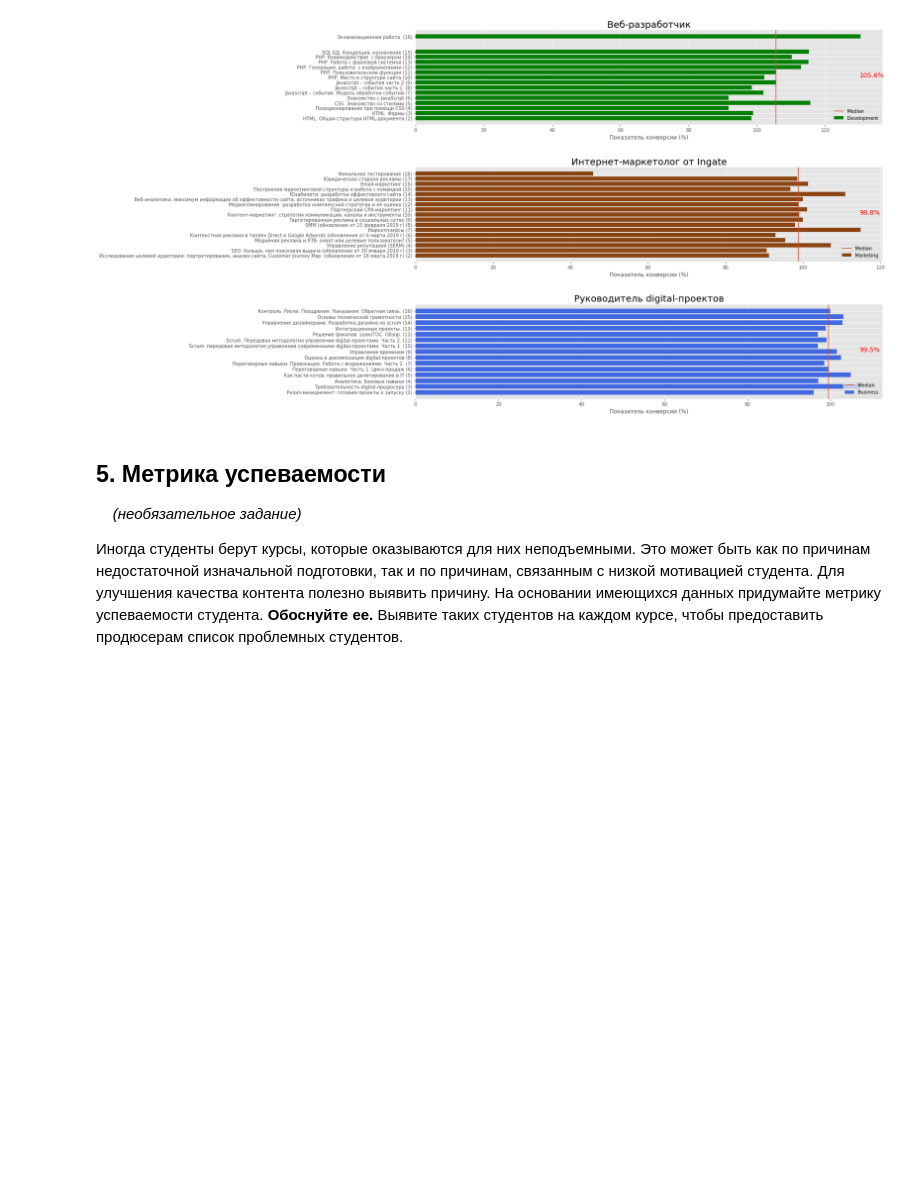
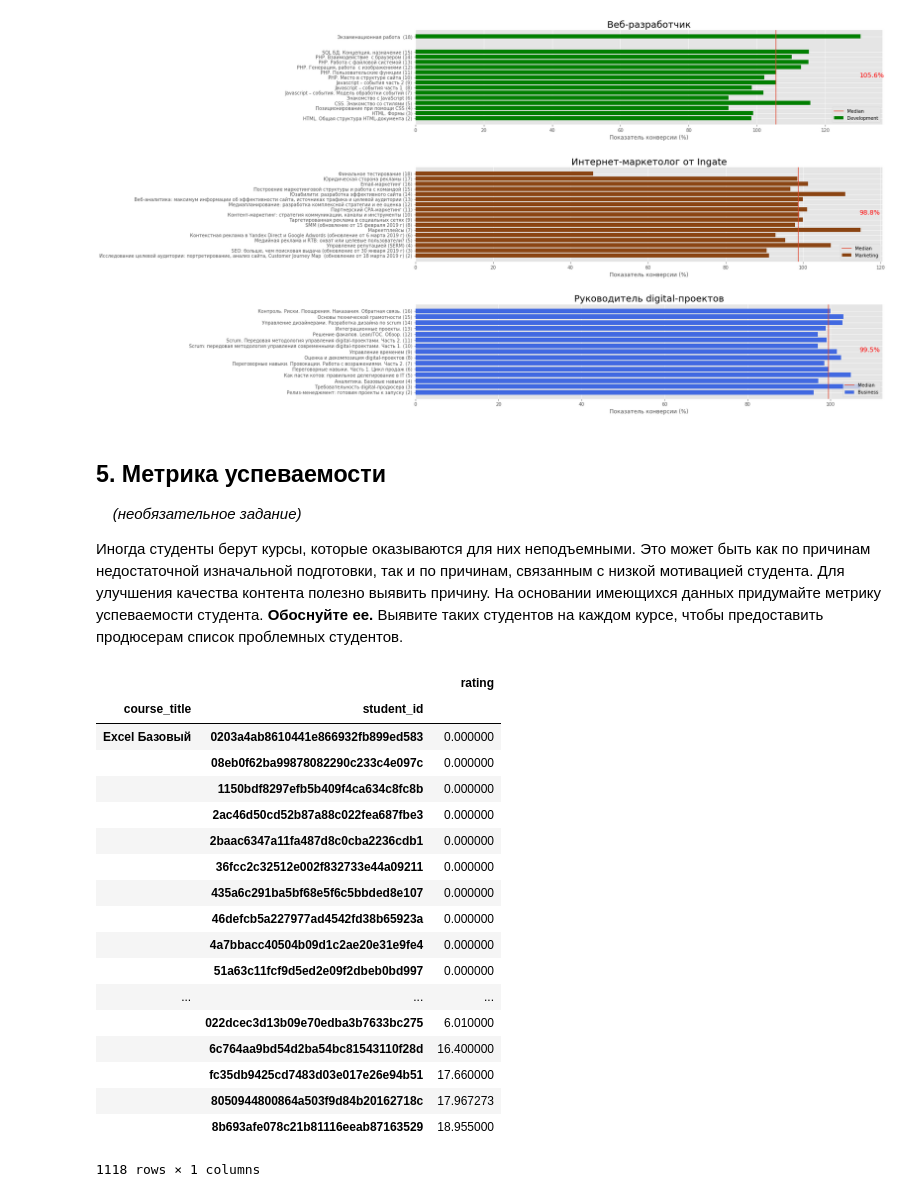
Before and after one commit to Dreeamcatcher/repo, a Jupyter notebook: skillbox/Data analytics - junior/course works/1/Coursework_analytics_1.ipynb, the cells around one changed output. Saved outputs shown, nothing was run; the diff lists cells and outputs as text; code cells hidden in the pictures; blank space fills up the shorter version.

```diff
--- a/skillbox/Data analytics - junior/course works/1/Coursework_analytics_1.ipynb
+++ b/skillbox/Data analytics - junior/course works/1/Coursework_analytics_1.ipynb
@@ -942,6 +961,8 @@ for fig_number in range(1, math.ceil(len(titles) / LIMIT_SUBPLOTS) + 1 ):
 # В данных много значений имеющих очень малую (непонятную) разницу между start_date и finish_date.
 # Поэтому для оценки успешности использовать минимальные значения продолжительности не будем.
 # Будем считать, что все кто сделал работу быстрее среднего времени - успешные (100%), а максимальное время - неуспешные(0%)
+
+LIMIT_RATING = 20 # (0-100%) показать всех студентов, имеющих рейтинг ниже этого значения
 
 # берем данные прогрессов только завершенных модулей
 lessons_df = homeworks_df[homeworks_df.status == 'done'].iloc[:,:-1]
@@ -963,60 +984,54 @@ lessons_df.columns = ["_".join(x) for x in lessons_df.columns.ravel()]
 lessons_df.rename(columns={'course_title_': 'course_title', 'module_number_':'module_number', 'lesson_number_':'lesson_number'}, inplace=True)
 
 # формируем датафрейм содержащий оценки успешности прогрессов (0-100%)
 metric_df = homeworks_df.iloc[:,:-1]
 # считаем продолжительность всех работ
 # если дата завершения не указана, используем текущее время
 def calc_duration(x):
     """Считает продолжительность прогресса"""
     if not pd.isnull(x['finish_date']):
         return int((x['finish_date'] - x['start_date']).total_seconds())
     else:
         return int((datetime.today() - x['start_date']).total_seconds())
 
 metric_df['duration'] = metric_df[['start_date', 'finish_date']].apply(calc_duration, axis='columns')
 
 
 metric_df = pd.merge(metric_df, lessons_df, how='left', on=['course_title', 'module_number', 'lesson_number'])
 
 # считаем рейтинг для каждого прогресса
 def calc_rating(x):
     if x.duration <= x.duration_median:
         return 100
     elif x.duration >= x.duration_max:
         return 0
     else:
         # считаем  пропорцию ( max-median = 100%, duration = ? )
         distance = x.duration_max - x.duration_median
         durr = x.duration - x.duration_median
         return round(100 - ((x.duration - x.duration_median) * 100) / (x.duration_max - x.duration_median), 2)
 metric_df['rating'] = metric_df[['duration', 'duration_median', 'duration_max']].apply(calc_rating, axis='columns')
-# # убираем мультииндекс
-# modules_df = modules_df.droplevel(1, axis=1)
-
-# создаем столбец, со временем прохождения модуля
-# modules_df['duration'] = modules_df[['start_date', 'finish_date']].apply(
-#     lambda x: x['finish_date'] - x['start_date'], axis='columns'
-# )
-# # присоединяем имена модулей
-# modules_df = pd.merge(
-#     modules_df, courses_df[['course_title', 'module_number', 'module_title']].groupby(['course_title', 'module_number']).agg('first').reset_index(),
-#     how='left', on=['course_title', 'module_number']
-# )
-# # отсеиваем записи с отрицательными значениями duration (какието системные ошибки)
-# modules_df = modules_df[modules_df.duration > timedelta(seconds=0)]
-# # собираем статистические данные по длительности в датафрейм duration_df
-# duration_df = modules_df[['course_title', 'module_number', 'module_title', 'duration']].groupby(['course_title', 'module_title']).agg({
-#     'module_number' : 'first',
-#     'duration' : {'min' : lambda x: min(x), 'max' : lambda x: max(x),
-#                   'mean' : lambda x: np.mean(x), 'median' : lambda x: np.median(x)
-#                   }
-# }).reset_index()
-# # убираем мультииндекс
-# duration_df.columns = ["_".join(x) for x in duration_df.columns.ravel()]
-# duration_df.rename(columns={'course_title_': 'course_title', 'module_title_':'module_title', 'module_number_first':'module_number'}, inplace=True)
-# duration_df.sort_values(['course_title', 'module_number'], inplace=True)
-# duration_df.head(10)
-
-
-# Все это конечно имеет смысл, если запись с полем start_date появляется в момент скачивания домашнего задания
-# иначе, представленный алгоритм имеет лишь приближенный к истине результат
+# агрегируем рейтинг по среднему арифметическому, чтобы
+metric_df = metric_df[['course_title', 'student_id', 'rating']].groupby(['course_title', 'student_id']).agg(np.mean)
+metric_df.sort_values(['course_title', 'rating'], inplace=True)
+metric_df[metric_df.rating <= LIMIT_RATING ]
+# %% [output]
+|  |  | rating |
+| course_title | student_id |  |
+| Excel Базовый | 0203a4ab8610441e866932fb899ed583 | 0.000000 |
+|  | 08eb0f62ba99878082290c233c4e097c | 0.000000 |
+|  | 1150bdf8297efb5b409f4ca634c8fc8b | 0.000000 |
+|  | 2ac46d50cd52b87a88c022fea687fbe3 | 0.000000 |
+|  | 2baac6347a11fa487d8c0cba2236cdb1 | 0.000000 |
+|  | 36fcc2c32512e002f832733e44a09211 | 0.000000 |
+|  | 435a6c291ba5bf68e5f6c5bbded8e107 | 0.000000 |
+|  | 46defcb5a227977ad4542fd38b65923a | 0.000000 |
+|  | 4a7bbacc40504b09d1c2ae20e31e9fe4 | 0.000000 |
+|  | 51a63c11fcf9d5ed2e09f2dbeb0bd997 | 0.000000 |
+| ... | ... | ... |
+|  | 022dcec3d13b09e70edba3b7633bc275 | 6.010000 |
+|  | 6c764aa9bd54d2ba54bc81543110f28d | 16.400000 |
+|  | fc35db9425cd7483d03e017e26e94b51 | 17.660000 |
+|  | 8050944800864a503f9d84b20162718c | 17.967273 |
+|  | 8b693afe078c21b81116eeab87163529 | 18.955000 |
+1118 rows × 1 columns
```
Also changed, not shown: parts of 3 cells of this notebook.
